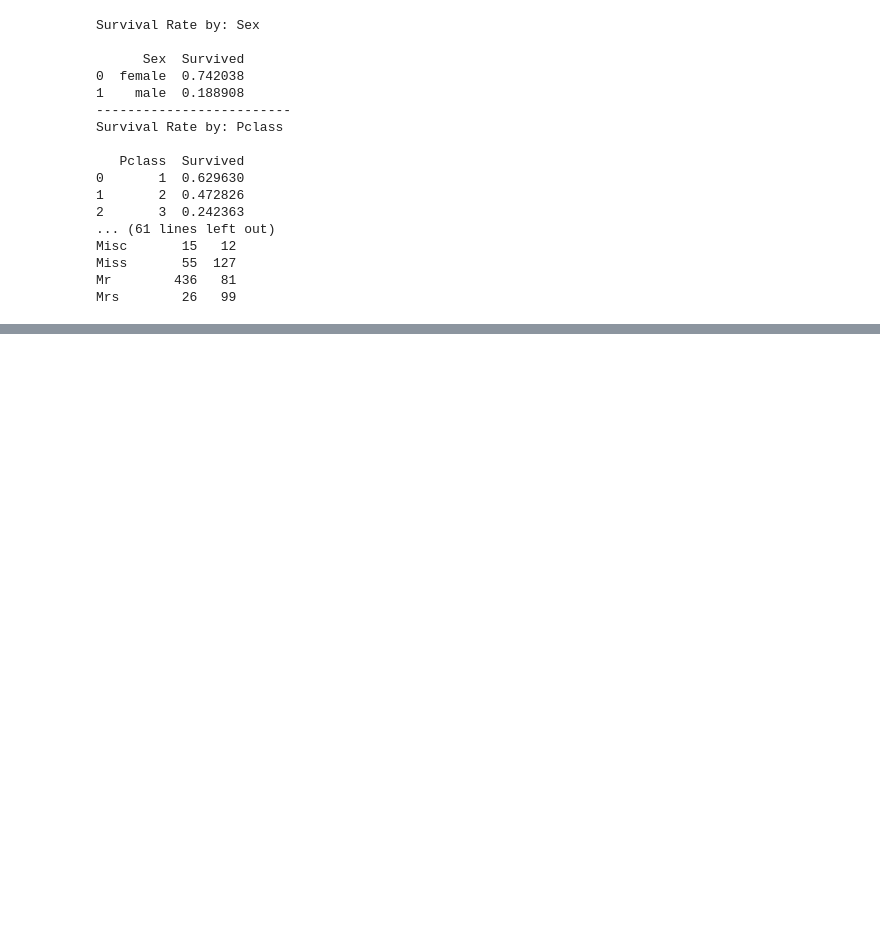
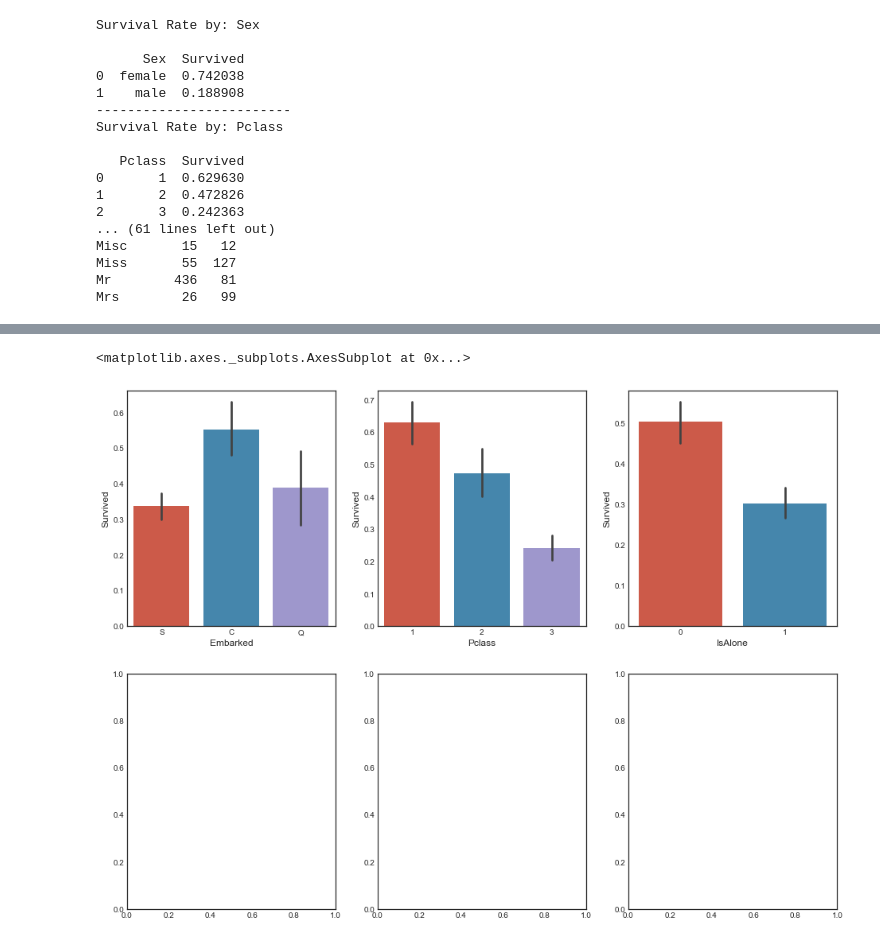
Before and after one commit to gavin-wustl/titanic_survival_prediction, a Jupyter notebook: titanic_survival_prediction.ipynb, the cells around one changed output, grey strips where cells are left out. Saved outputs shown, nothing was run; the diff lists cells and outputs as text; code cells hidden in the pictures; blank space fills up the shorter version.

```diff
--- a/titanic_survival_prediction.ipynb
+++ b/titanic_survival_prediction.ipynb
@@ -350,0 +382,9 @@ Text(0, 0.5, 'Fare ($)')
+# %%
+fig, axes = plt.subplots(2, 3, figsize=(16,12))
+
+sns.barplot(x='Embarked', y='Survived', data=data1, ax=axes[0,0])
+sns.barplot(x='Pclass', y='Survived', data=data1, ax=axes[0,1])
+sns.barplot(x='IsAlone', y='Survived', data=data1, ax=axes[0,2])
+# %% [output]
+<matplotlib.axes._subplots.AxesSubplot at 0x...>
+[figure, added]
```
Also changed, not shown: parts of 5 cells of this notebook.
